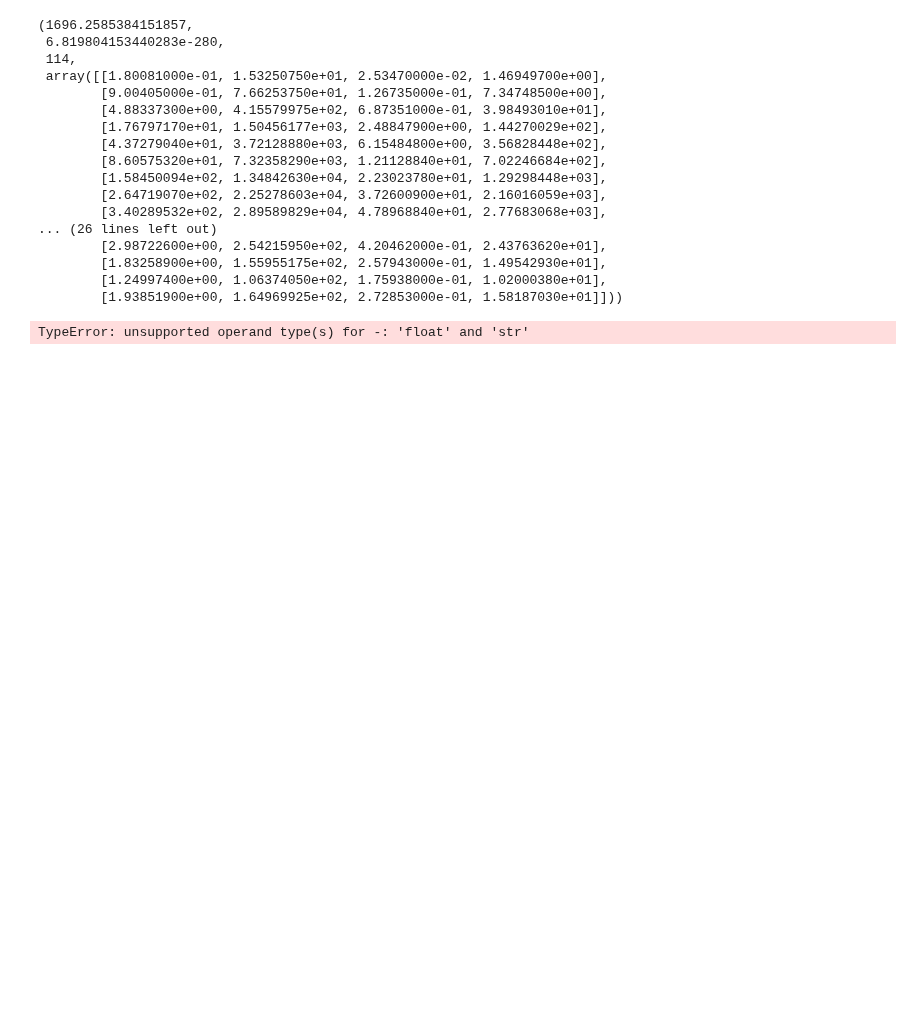
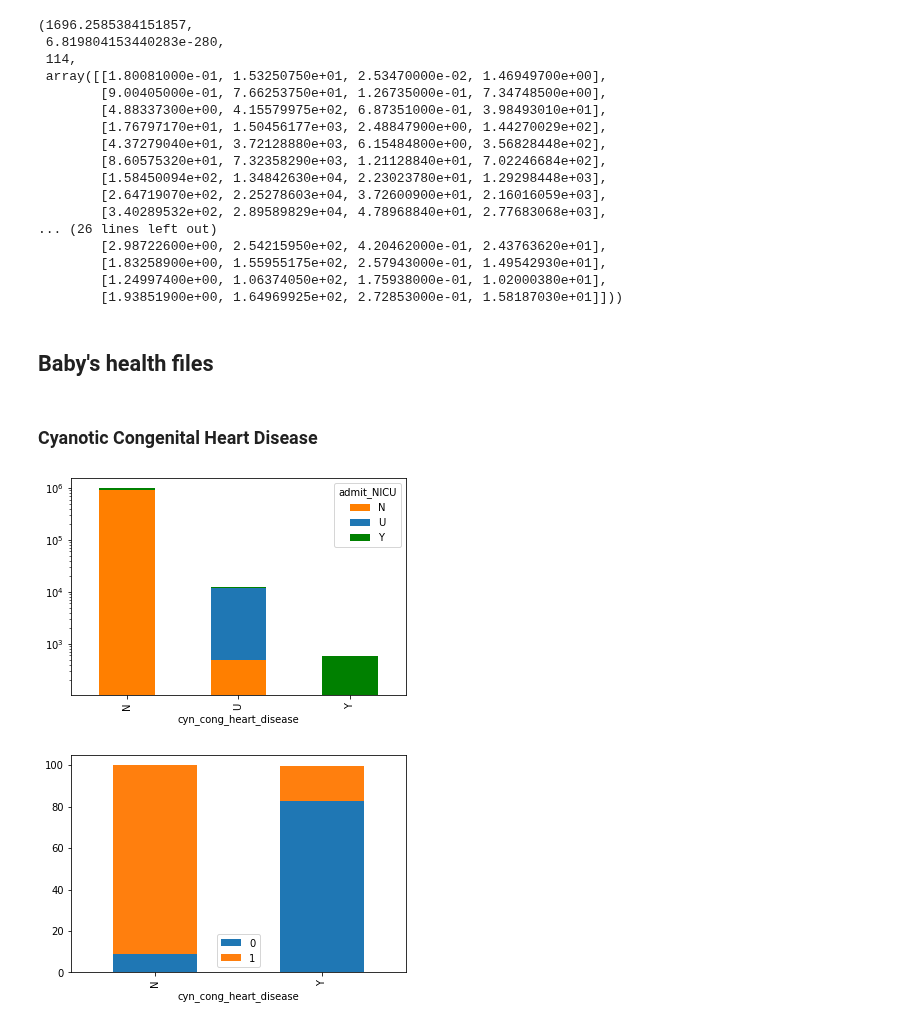
Before and after one commit to mkwasnica/CDC_capstone, a Jupyter notebook: notebooks/CHAssociation.ipynb, the cells around one changed output. Cells and saved outputs as stored; diff of their text form; code cells hidden in the pictures; blank space fills up the shorter version.

Commit message:
Added Random Forest and cleaned notebooks

```diff
--- a/notebooks/CHAssociation.ipynb
+++ b/notebooks/CHAssociation.ipynb
@@ -5,5 +8,5 @@ import matplotlib.pyplot as plt
 from scipy.stats import chisquare, chi2_contingency
 import scipy.stats
 # %%
-totDF = pd.read_csv('../data/raw/totSampDF18.csv')
+totDF = pd.read_csv('../data/raw/Cleaned_data_set.csv')
 totDF = totDF.drop(totDF.columns[0],axis=1)#.reset_index()
@@ -34,7 +31,38 @@ scipy.stats.chi2_contingency(cont)
         [1.83258900e+00, 1.55955175e+02, 2.57943000e-01, 1.49542930e+01],
         [1.24997400e+00, 1.06374050e+02, 1.75938000e-01, 1.02000380e+01],
         [1.93851900e+00, 1.64969925e+02, 2.72853000e-01, 1.58187030e+01]]))
-# %%
-chisquare(totDF['mothers_age'],totDF['admit_NICU'])
-# %% [output]
-TypeError: unsupported operand type(s) for -: 'float' and 'str'
+# %%
+def pct_bplot(dataframe, group = str, target = 'admit_NICU', columns_titles = ['Y','N'] ):
+    df1 = dataframe.groupby([group])[[target]].count()
+    df2 =  dataframe.groupby([group])[target].value_counts().unstack()
+    df2 = df2.reindex(columns=columns_titles)
+    df3 = pd.merge(df1,df2, left_index = True, right_index = True)
+    pct_df = pd.DataFrame(list(map(lambda x: df3[x]/df3[target] * 100, df3.columns[1:])))
+    pct_df = pct_df.T
+    pct_df.plot(kind = 'bar', stacked = True)
+    return
+
+def plot_gpYR(df,col,xlab,ylab,title,kind='line'):
+    groupDF = df.groupby('birth_year')[col].value_counts().unstack()
+    plt.figure(figsize=(20,20))
+    groupDF.plot(kind=kind,logy=True, legend=True)
+    plt.xlabel(xlab)
+    plt.ylabel(ylab)
+    plt.title(title)
+    return
+# %% [markdown]
+## Baby's health files
+# %% [markdown]
+### Cyanotic Congenital Heart Disease
+# %%
+def hideU (df,col):
+    df2 = df.loc[df[col] != 'U']
+    return df2
+# %%
+# bmi_plt = births.loc[births['admit_NICU'] != 'U'].groupby(['mother_bmi_recode'])['admit_NICU'].value_counts().unstack()
+cchd_plt = totDF.groupby(['cyn_cong_heart_disease'])['admit_NICU'].value_counts().unstack()
+cchd_plt.plot(kind = 'bar', stacked = True,logy=True, color = ['#ff7f00','#1f77b4','green'])
+pct_bplot(hideU(totDF,'cyn_cong_heart_disease'),'cyn_cong_heart_disease')
+# %% [output]
+[figure, added]
+[figure, added]
```
Also changed, not shown: parts of 25 cells of this notebook, 2 other files.
